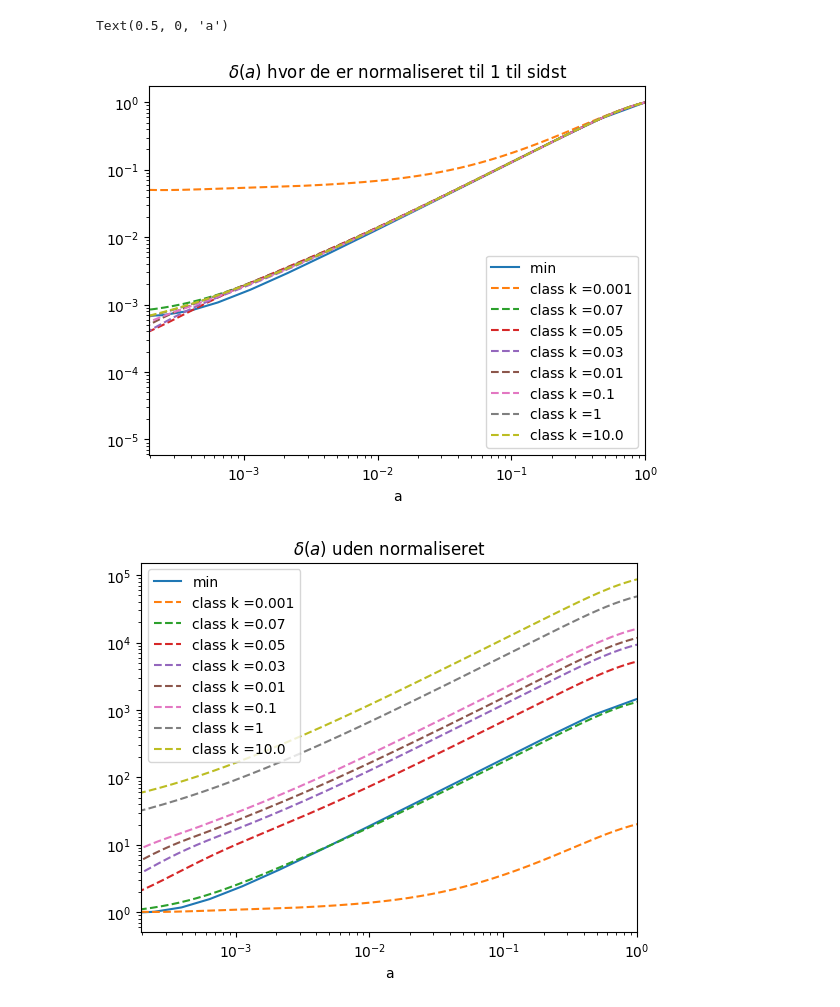
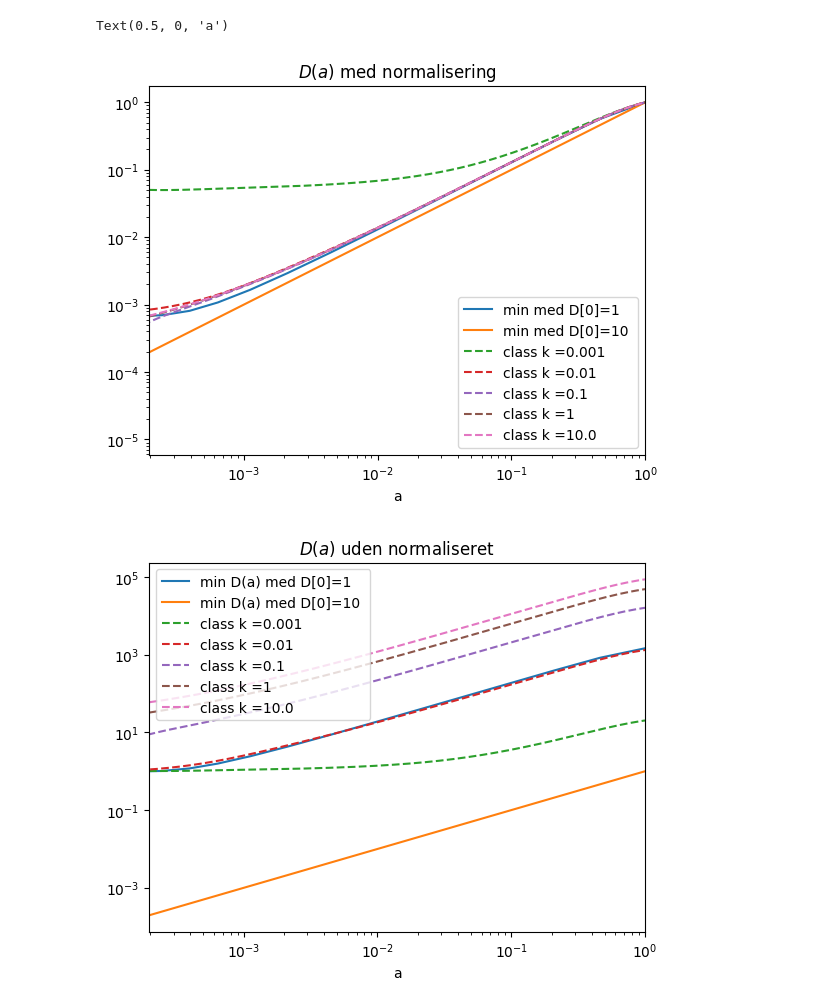
Before and after one commit to eriksteenberg/Power-spectrum-Test, a Jupyter notebook: simulering af cdm uden cs .ipynb, the cells around one changed output. Drawn from its saved outputs; the diff is of its cells as text; code cells hidden in the pictures.

```diff
--- a/simulering af cdm uden cs .ipynb
+++ b/simulering af cdm uden cs .ipynb
@@ -9,7 +9,7 @@ import scipy.integrate as sc
 # all output er i newtonian gauge af historiske årsager du kan overveje at udkommetnere gaugetransformation i koden senere.
 # %%
 kvec = np.logspace(1e-3,1e1,20)#
-kvec = [1e-3,7e-2,5e-2,3e-2,1e-2,1e-1,1,1e1]
+kvec = [1e-3,1e-2,1e-1,1,1e1]
 print(kvec)
 Omega_M = 0.3
 Omega_R = 7e-5
@@ -27,4 +27,5 @@ pts = cosmo.get_perturbations()['scalar']
 print(bg.keys())
 pts0=pts[0]
 print(f"{pts0.keys()=}")
+print( cosmo.Hubble(0))
 # %% [output]
@@ -81,39 +77,56 @@ def D_solve(tau,y):
     a_dt = a * a * H(a)
     D2_dt2 = +  ((3 / 2) * H0 * H0 * Omega_M * D / a) - a * H(a) * D_dt
 
     return [a_dt,D_dt,D2_dt2]
 
 num = pts0["delta_cdm"][-1]
+
 D0 = 1
-dDdt = 0
+dDdt = 3/2 * H0**2 * Omega_M * D0 / (a0 * H(a0))
 params = np.array([a0,D0,dDdt])
 sol_D = sc.solve_ivp(D_solve,t_span = [tau0,tau[-1]], y0 = params)
 a_sol_D = sol_D.y[0]
 
 
+num = pts0["delta_cdm"][-1]
+D0 = 10
+dDdt = 3/2 * H0**2 * Omega_M * D0 / (a0 * H(a0))
+params = np.array([a0,D0,dDdt])
+sol_D_lig_10 = sc.solve_ivp(D_solve,t_span = [tau0,tau[-1]], y0 = params)
+D10 = sol_D_lig_10.y[0]
+D10t = sol_D_lig_10.y[0]
+
+
 #######################################
 #########   figurene plottes ##########
 
+#plt.figure(13121231)
+#plt.loglog(sol_D.t,sol_D.y[0])
 plt.figure(1)
-plt.loglog(sol_D.y[0],sol_D.y[1]/sol_D.y[1][-1],label="min ")
+plt.loglog(sol_D.y[0],sol_D.y[1]/sol_D.y[1][-1],label="min med D[0]=1")
+
+plt.loglog(D10t,D10/D10[-1],label="min med D[0]=10 ")
 for i,k in enumerate(kvec):
     plt.loglog(pts[i]["a"],pts[i]["delta_cdm"]/pts[i]["delta_cdm"][-1],"--",label="class k ="+str(kvec[i]))
 plt.xlabel("a")
 plt.legend()
 plt.xlim([a_sol_D[0],a_sol_D[-1]])
-plt.title(r"$\delta(a)$ hvor de er normaliseret til 1 til sidst")
-
+plt.title(r"$D(a)$ med normalisering")
+plt.xscale("log")
 
 plt.figure(2)
 plt.xlim([a_sol_D[0],a_sol_D[-1]])
-plt.loglog(sol_D.y[0],sol_D.y[1],label=r"min")
+plt.plot(sol_D.y[0],sol_D.y[1],label=r"min D(a) med D[0]=1")
+plt.plot(D10t,D10,label="min D(a) med D[0]=10 ")
+plt.xscale("log")
+plt.yscale("log")
 for i,k in enumerate(kvec):
-    plt.loglog(pts[i]["a"],-pts[i]["delta_cdm"],"--",label="class k ="+str(kvec[i]))
+    plt.plot(pts[i]["a"],-pts[i]["delta_cdm"],"--",label="class k ="+str(kvec[i]))
 plt.legend(loc="upper left")
 
-plt.title(r"$\delta(a)$ uden normaliseret")
+plt.title(r"$D(a)$ uden normaliseret")
 plt.xlabel("a")
 # %% [output]
 Text(0.5, 0, 'a')
-[figure, old version]
+[figure, new version]
-[figure, old version]
+[figure, new version]
```
Also changed, not shown: parts of 11 cells of this notebook.
